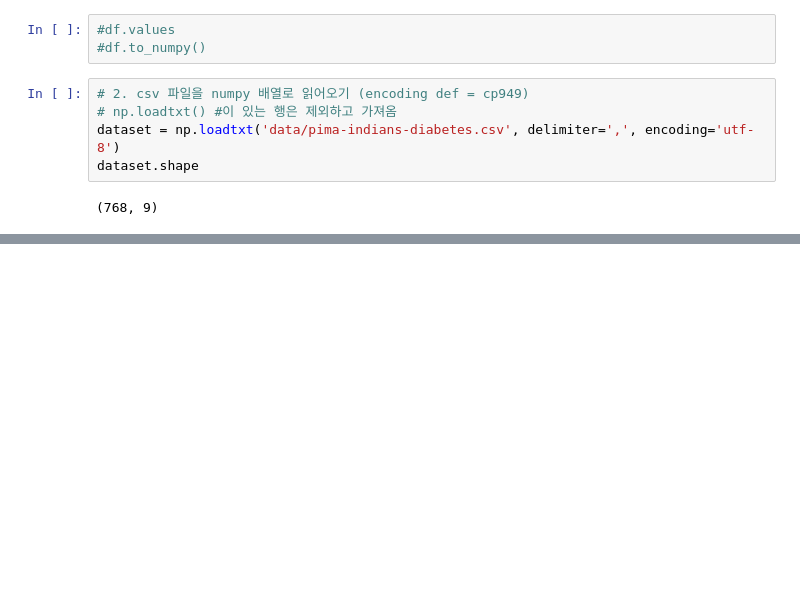
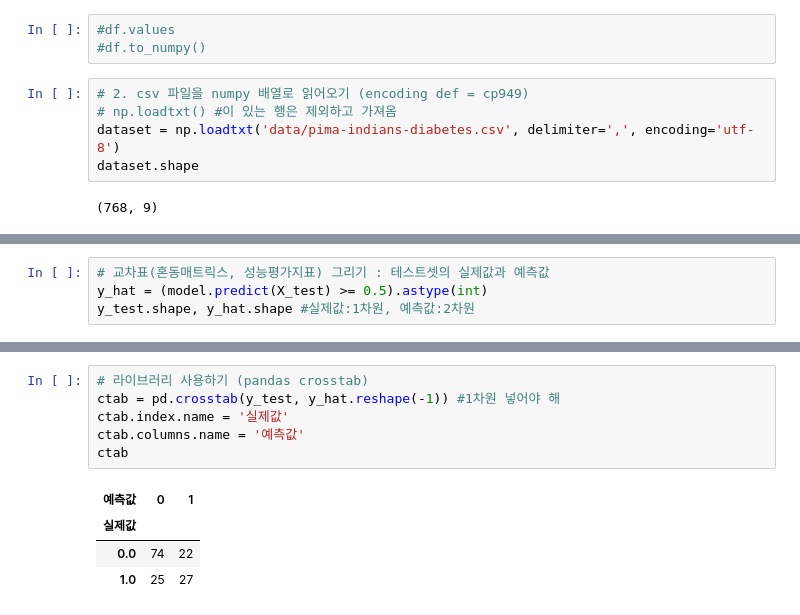
Before and after one commit to thre3o2wo/ai, a Jupyter notebook: source/05_DeepLearning/ch06_피마인디언_당뇨병발병_예측실습(로지스틱회귀분석, 분류분석).ipynb, the cells around one changed output, grey strips where cells are left out. Saved outputs shown, nothing was run; the diff lists cells and outputs as text; blank space fills up the shorter version.

```diff
--- a/source/05_DeepLearning/ch06_피마인디언_당뇨병발병_예측실습(로지스틱회귀분석, 분류분석).ipynb
+++ b/source/05_DeepLearning/ch06_피마인디언_당뇨병발병_예측실습(로지스틱회귀분석, 분류분석).ipynb
@@ -107,0 +204,4 @@ plt.show()
+# %%
+# 교차표(혼동매트릭스, 성능평가지표) 그리기 : 테스트셋의 실제값과 예측값
+y_hat = (model.predict(X_test) >= 0.5).astype(int)
+y_test.shape, y_hat.shape #실제값:1차원, 예측값:2차원
@@ -107,0 +228,11 @@ plt.show()
+# %%
+# 라이브러리 사용하기 (pandas crosstab)
+ctab = pd.crosstab(y_test, y_hat.reshape(-1)) #1차원 넣어야 해
+ctab.index.name = '실제값'
+ctab.columns.name = '예측값'
+ctab
+# %% [output]
+| 예측값 | 0 | 1 |
+| 실제값 |  |  |
+| 0.0 | 74 | 22 |
+| 1.0 | 25 | 27 |
```
Also changed, not shown: parts of 49 cells of this notebook, 6 other files.
